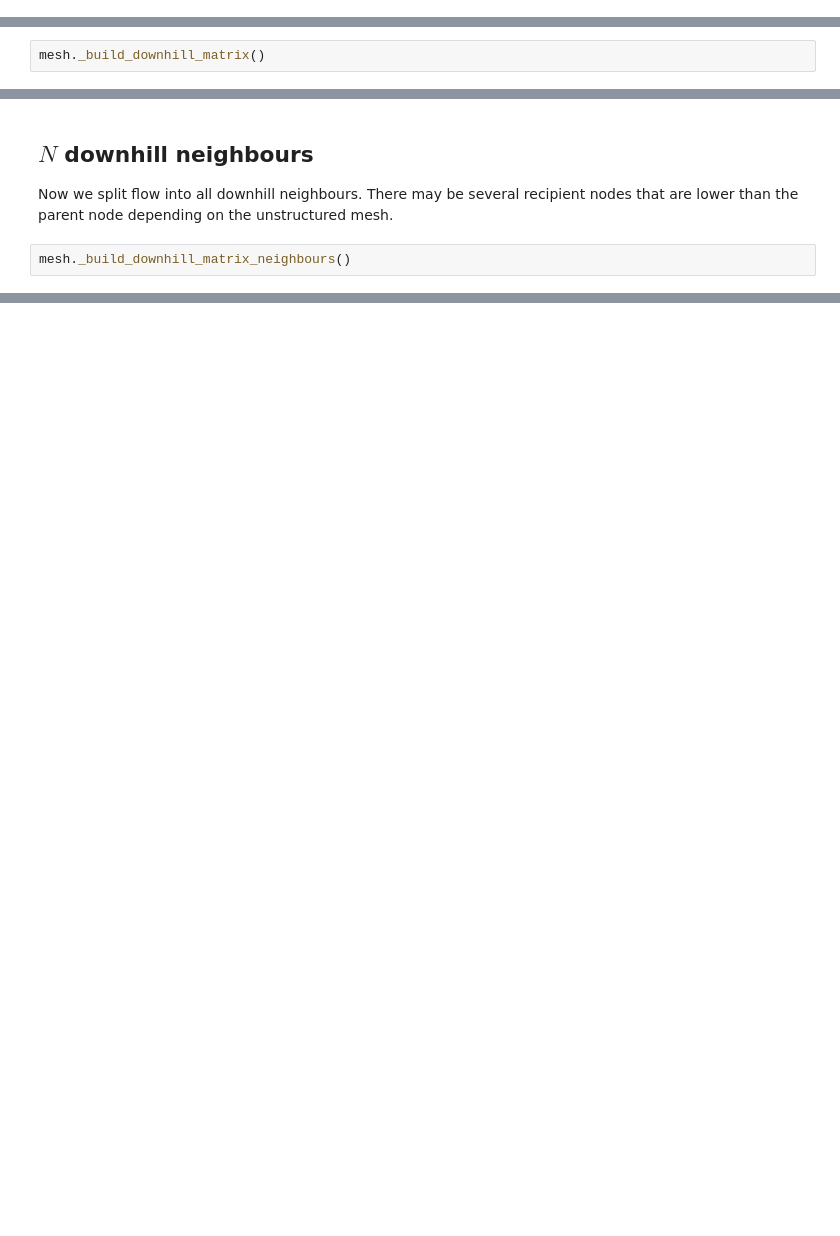
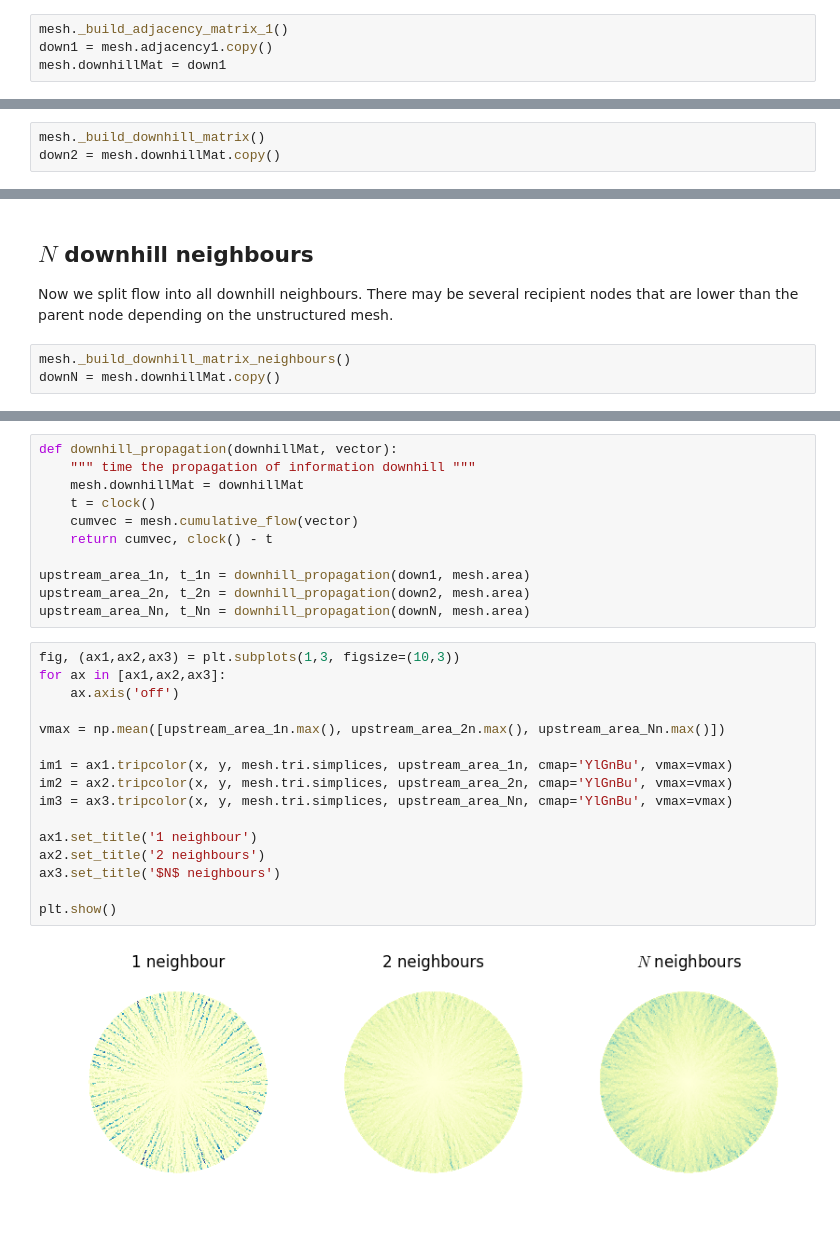
Before and after one commit to underworldcode/quagmire, a Jupyter notebook: Notebooks/cumulative flow.ipynb, the cells around one changed output, grey strips where cells are left out. Drawn from its saved outputs; the diff is of its cells as text; blank space fills up the shorter version.

Commit message:
Added a timing routine to compare cumulative flow solution times

```diff
--- a/Notebooks/cumulative flow.ipynb
+++ b/Notebooks/cumulative flow.ipynb
@@ -59,3 +44,7 @@ mesh.downhillMat = mesh.adjacency1
+# %%
+mesh._build_adjacency_matrix_1()
+down1 = mesh.adjacency1.copy()
+mesh.downhillMat = down1
 # %%
 import matplotlib.animation as manimation
 FFMpegWriter = manimation.writers['ffmpeg']
@@ -116,6 +105,7 @@ step 00150 -  remaining information  14.000
 This is the default setting in Quagmire. It uses the partitioning algorithm above to split information among downhill neighbours. If there is only one downhill neighbour then all the flow is directed to that node.
 # %%
 mesh._build_downhill_matrix()
+down2 = mesh.downhillMat.copy()
 # %%
 DX0 = mesh.gvec.duplicate()
 DX1 = mesh.gvec.duplicate()
@@ -170,6 +160,7 @@ step 00230 -  remaining information  0.000
 Now we split flow into all downhill neighbours. There may be several recipient nodes that are lower than the parent node depending on the unstructured mesh.
 # %%
 mesh._build_downhill_matrix_neighbours()
+downN = mesh.downhillMat.copy()
 # %%
 DX0 = mesh.gvec.duplicate()
 DX1 = mesh.gvec.duplicate()
@@ -221 +220,30 @@ step 00240 -  remaining information  3529.944
+# %%
+def downhill_propagation(downhillMat, vector):
+    """ time the propagation of information downhill """
+    mesh.downhillMat = downhillMat
+    t = clock()
+    cumvec = mesh.cumulative_flow(vector)
+    return cumvec, clock() - t
+
+upstream_area_1n, t_1n = downhill_propagation(down1, mesh.area)
+upstream_area_2n, t_2n = downhill_propagation(down2, mesh.area)
+upstream_area_Nn, t_Nn = downhill_propagation(downN, mesh.area)
+# %%
+fig, (ax1,ax2,ax3) = plt.subplots(1,3, figsize=(10,3))
+for ax in [ax1,ax2,ax3]:
+    ax.axis('off')
+
+vmax = np.mean([upstream_area_1n.max(), upstream_area_2n.max(), upstream_area_Nn.max()])
+
+im1 = ax1.tripcolor(x, y, mesh.tri.simplices, upstream_area_1n, cmap='YlGnBu', vmax=vmax)
+im2 = ax2.tripcolor(x, y, mesh.tri.simplices, upstream_area_2n, cmap='YlGnBu', vmax=vmax)
+im3 = ax3.tripcolor(x, y, mesh.tri.simplices, upstream_area_Nn, cmap='YlGnBu', vmax=vmax)
+
+ax1.set_title('1 neighbour')
+ax2.set_title('2 neighbours')
+ax3.set_title('$N$ neighbours')
+
+plt.show()
+# %% [output]
+[figure, added]
 # %% [markdown]
```
Also changed, not shown: parts of 12 cells of this notebook.
